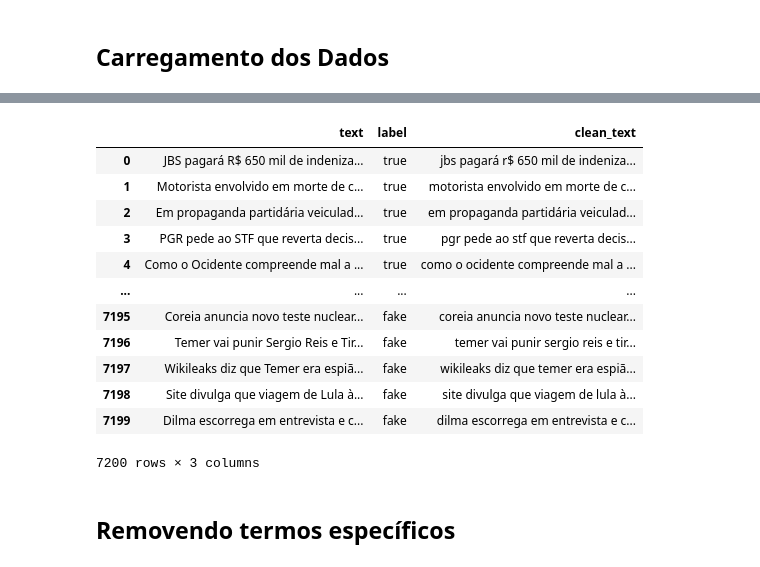
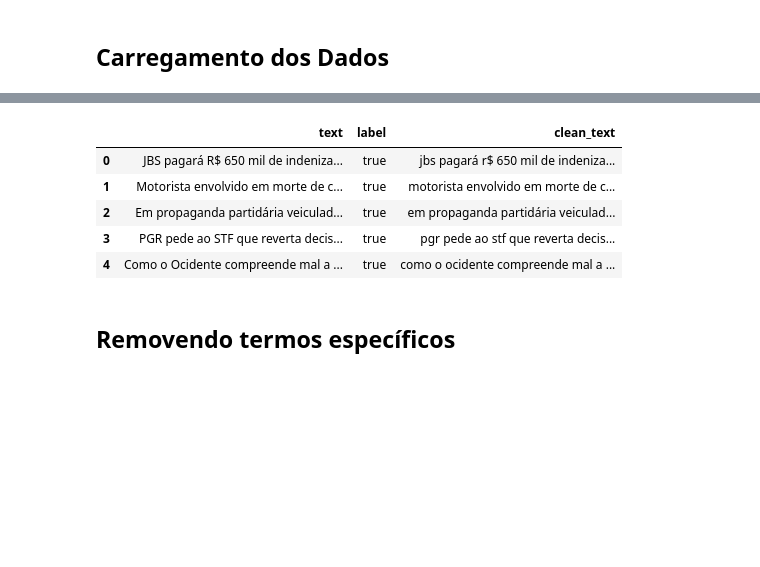
Before and after one commit to atlantico-academy/apura, a Jupyter notebook: notebooks/02 - Data Preprocessing.ipynb, the cells around one changed output, grey strips where cells are left out. Saved outputs shown, nothing was run; the diff lists cells and outputs as text; code cells hidden in the pictures; blank space fills up the shorter version.

```diff
--- a/notebooks/02 - Data Preprocessing.ipynb
+++ b/notebooks/02 - Data Preprocessing.ipynb
@@ -59,20 +53,18 @@ df_corpus
 # %%
-df_corpus['clean_text'] = preprocessing.lower_case(df_corpus['text'])
-df_corpus
+df_corpus = (
+    df_corpus
+    .assign(
+        clean_text = preprocessing.lower_case(df_corpus['text'])
+    )
+)
+df_corpus.head(5)
 # %% [output]
 |  | text | label | clean_text |
 | 0 | JBS pagará R$ 650 mil de indeniza... | true | jbs pagará r$ 650 mil de indeniza... |
 | 1 | Motorista envolvido em morte de c... | true | motorista envolvido em morte de c... |
 | 2 | Em propaganda partidária veiculad... | true | em propaganda partidária veiculad... |
 | 3 | PGR pede ao STF que reverta decis... | true | pgr pede ao stf que reverta decis... |
 | 4 | Como o Ocidente compreende mal a ... | true | como o ocidente compreende mal a ... |
-| ... | ... | ... | ... |
-| 7195 | Coreia anuncia novo teste nuclear... | fake | coreia anuncia novo teste nuclear... |
-| 7196 | Temer vai punir Sergio Reis e Tir... | fake | temer vai punir sergio reis e tir... |
-| 7197 | Wikileaks diz que Temer era espiã... | fake | wikileaks diz que temer era espiã... |
-| 7198 | Site divulga que viagem de Lula à... | fake | site divulga que viagem de lula à... |
-| 7199 | Dilma escorrega em entrevista e c... | fake | dilma escorrega em entrevista e c... |
-7200 rows × 3 columns
 # %% [markdown]
 ## Removendo termos específicos
 # %% [markdown]
```
Also changed, not shown: parts of 11 cells of this notebook, 4 other files.
